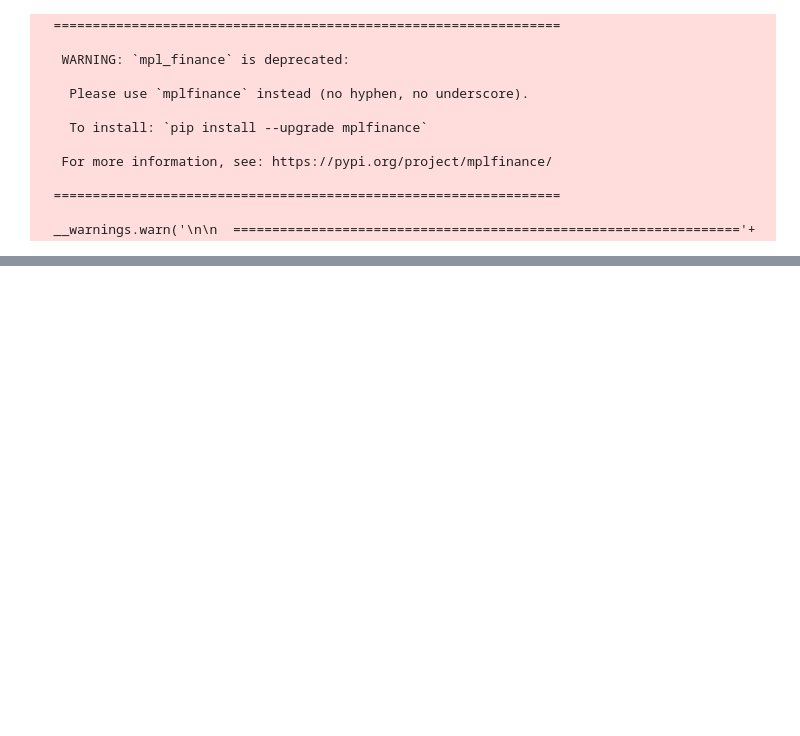
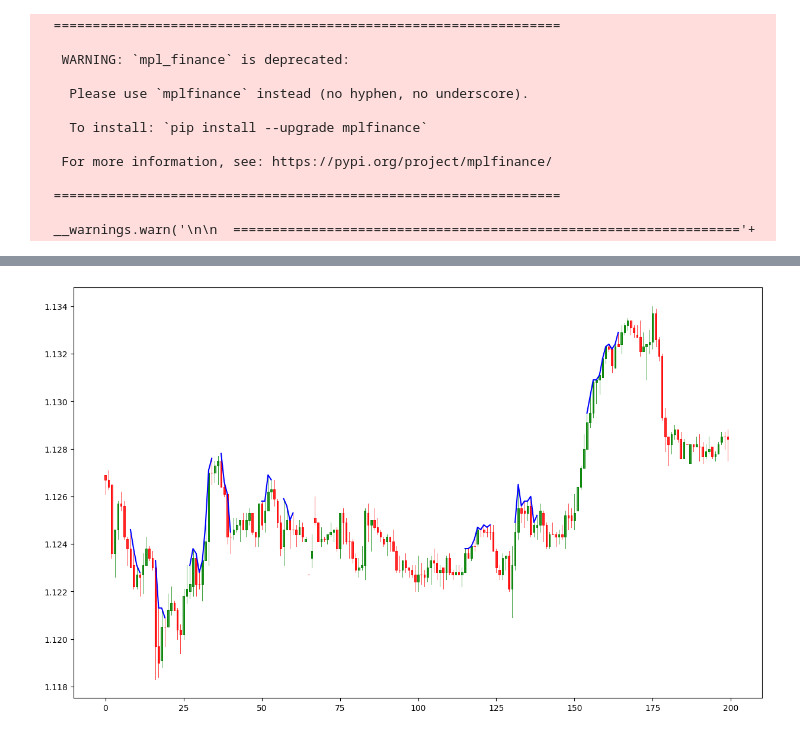
Before and after one commit to deepakppatil/trapezium, a Jupyter notebook: python/doji/doji.ipynb, the cells around one changed output, grey strips where cells are left out. Cells and saved outputs as stored; diff of their text form; code cells hidden in the pictures; blank space fills up the shorter version.

```diff
--- a/python/doji/doji.ipynb
+++ b/python/doji/doji.ipynb
@@ -61,0 +53,5 @@ ValueError: time data "13/01/2019 19:00:00" doesn't match format "%m/%d/%Y %H:%M
+# %%
+df = df.drop_duplicates(keep=False)
+
+#Convert Date column to a list
+df['date'] = pd.to_datetime(df['date'], format="%d/%m/%Y %H:%M:%S").tolist()
@@ -61,0 +111,14 @@ ValueError: time data "13/01/2019 19:00:00" doesn't match format "%m/%d/%Y %H:%M
+# %%
+#Create Above/Below trend columns and insert Doji prices if Above/Below trend line
+df['above_trend'] = np.where(df['complete_doji'] > df['trend_line'], df.complete_doji, 0)
+above_trend = df['above_trend']
+df['below_trend'] = np.where(df['complete_doji'] < df['trend_line'], df.complete_doji, 0)
+below_trend = df['below_trend']
+
+df['five_max'] = np.where(df['above_trend'] > 0, 1, 0)
+five_max = df['five_max']
+five_max_list = list(five_max)
+
+df['five_min'] = np.where(df['below_trend'] > 0, 1, 0)
+five_min = df['five_min']
+five_min_list = list(five_min)
@@ -61,0 +150,26 @@ ValueError: time data "13/01/2019 19:00:00" doesn't match format "%m/%d/%Y %H:%M
+# %%
+#Set up a windows size and plot OHLC
+fig, ax = plt.subplots(figsize=[15, 9])
+candlestick2_ohlc(ax, df['open'], df['high'], df['low'], df['close'], colorup='green', colordown='red', width=0.5)
+
+#Plot valid Doji prices on graph, x and y are same length in this data set
+#Doji_idx returns only indexes with valid doji pattern, doji return a price value
+#plt.scatter(complete_doji_idx.index, complete_doji_prices, color='b')
+
+def max_to_nan(five_max_list):
+    return[float('nan') if x == 0 else x for x in five_max_list]
+plt.plot(max_to_nan(five_max_list), color='b')
+
+def min_to_nan(five_min_list):
+    return[float('nan') if x == 0 else x for x in five_min_list]
+plt.plot(min_to_nan(five_min_list), color='b')
+
+# #Get rid of '0' values and replace with 'NaN' for plotting a graph
+# #This is a full data list e.g. 200 rows, both x and y are same lenght
+# def trend_to_nan(trend_line):
+#     return[float('nan') if x == 0 else x for x in trend_line]
+# plt.plot(trend_to_nan(trend_line))
+
+plt.show()
+# %% [output]
+[figure, added]
```
Also changed, not shown: parts of 7 cells of this notebook, 6 other files.
